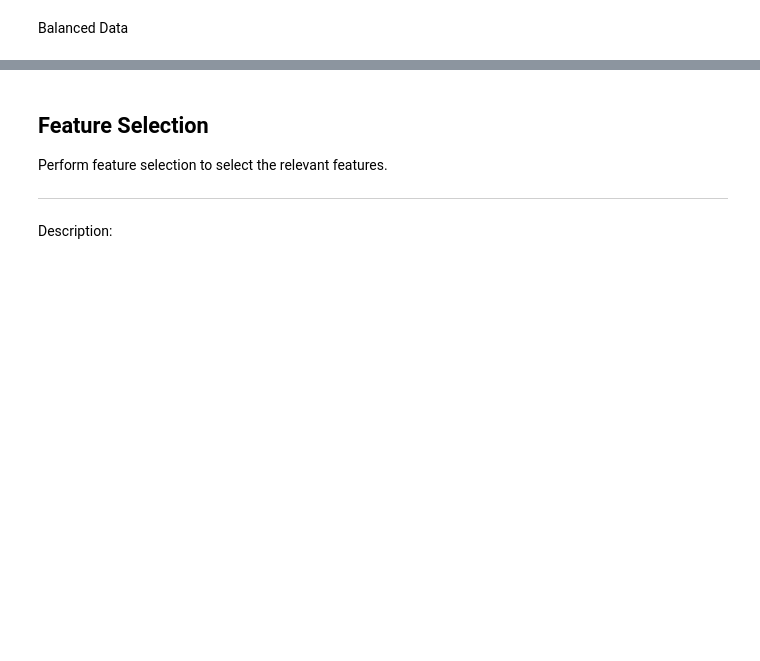
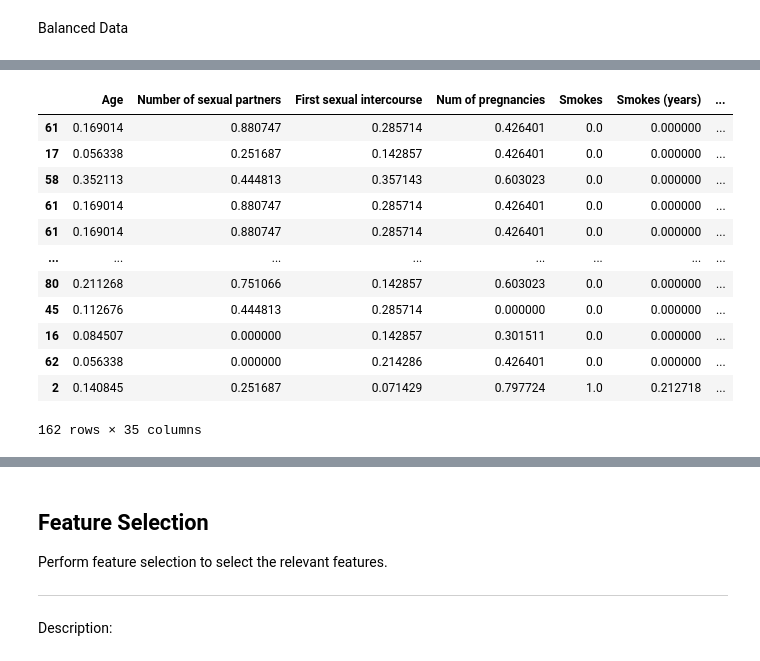
Before and after one commit to ahdeanlau/Cervical-Cancer-Diagnosis-Prediction-Model, a Jupyter notebook: Project Part 1.ipynb, the cells around one changed output, grey strips where cells are left out. Drawn from its saved outputs; the diff is of its cells as text; code cells hidden in the pictures; blank space fills up the shorter version.

```diff
--- a/Project Part 1.ipynb
+++ b/Project Part 1.ipynb
@@ -1171,0 +1176,4 @@ for container in y_vald_countplot.containers:
+# %%
+# Split the dataframe back into feature columns and target column
+X_vald_balanced = vald_upsampled.drop('Biopsy', axis = 1)
+y_vald_balanced = vald_upsampled['Biopsy']
@@ -1290,0 +1399,16 @@ Balanced Data
+# %%
+X_vald_norm_balanced
+# %% [output]
+|  | Age | Number of sexual partners | First sexual intercourse | Num of pregnancies | Smokes | Smokes (years) | ... |
+| 61 | 0.169014 | 0.880747 | 0.285714 | 0.426401 | 0.0 | 0.000000 | ... |
+| 17 | 0.056338 | 0.251687 | 0.142857 | 0.426401 | 0.0 | 0.000000 | ... |
+| 58 | 0.352113 | 0.444813 | 0.357143 | 0.603023 | 0.0 | 0.000000 | ... |
+| 61 | 0.169014 | 0.880747 | 0.285714 | 0.426401 | 0.0 | 0.000000 | ... |
+| 61 | 0.169014 | 0.880747 | 0.285714 | 0.426401 | 0.0 | 0.000000 | ... |
+| ... | ... | ... | ... | ... | ... | ... | ... |
+| 80 | 0.211268 | 0.751066 | 0.142857 | 0.603023 | 0.0 | 0.000000 | ... |
+| 45 | 0.112676 | 0.444813 | 0.285714 | 0.000000 | 0.0 | 0.000000 | ... |
+| 16 | 0.084507 | 0.000000 | 0.142857 | 0.301511 | 0.0 | 0.000000 | ... |
+| 62 | 0.056338 | 0.000000 | 0.214286 | 0.426401 | 0.0 | 0.000000 | ... |
+| 2 | 0.140845 | 0.251687 | 0.071429 | 0.797724 | 1.0 | 0.212718 | ... |
+162 rows × 35 columns
```
Also changed, not shown: parts of 26 cells of this notebook.
